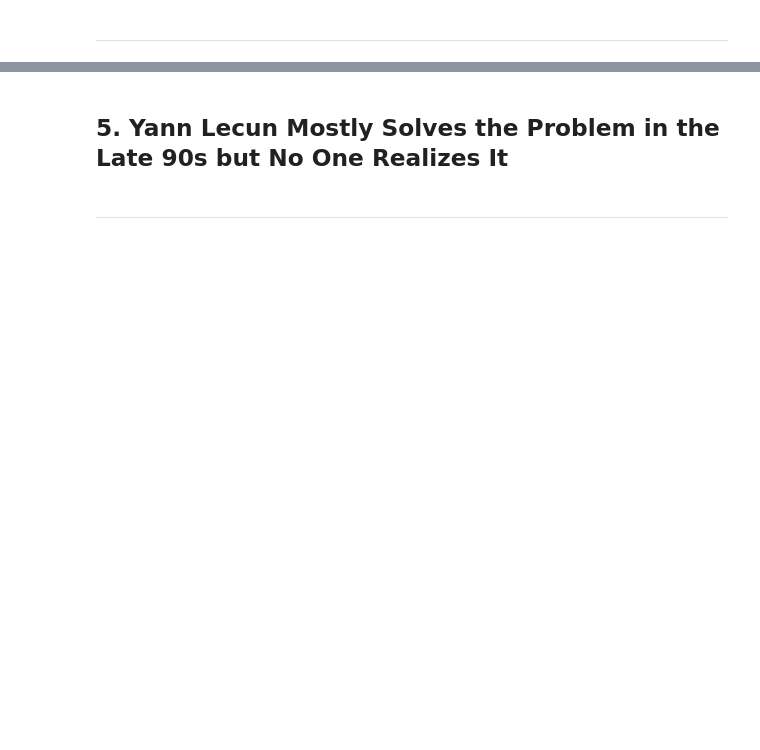
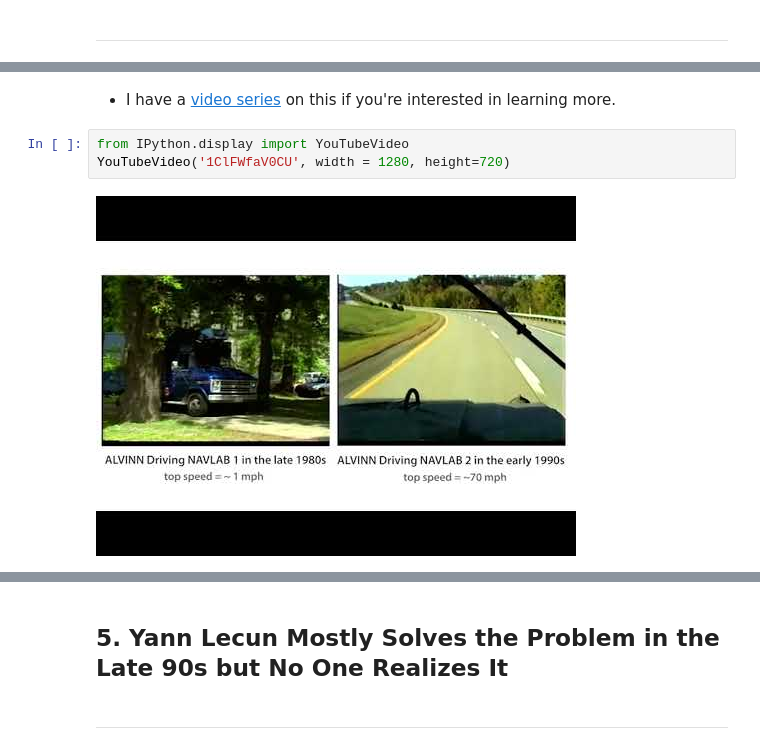
Before and after one commit to stephencwelch/dl-workshop, a Jupyter notebook: history_of_neural_networks/A Brief History of Neural Networks.ipynb, the cells around one changed output, grey strips where cells are left out. Cells and saved outputs as stored; diff of their text form; blank space fills up the shorter version.

```diff
--- a/history_of_neural_networks/A Brief History of Neural Networks.ipynb
+++ b/history_of_neural_networks/A Brief History of Neural Networks.ipynb
@@ -665,3 +660,10 @@ for i in range(iterations):
+# %% [markdown]
+- I have a [video series](https://www.youtube.com/watch?v=cExJbbwOfcw) on this if you're interested in learning more.
+# %%
+from IPython.display import YouTubeVideo
+YouTubeVideo('1ClFWfaV0CU', width = 1280, height=720)
+# %% [output]
+[figure, added]
 # %% [markdown]
 ![](../graphics/spacer_small.png)
 # %% [markdown]
```
Also changed, not shown: parts of 10 cells of this notebook, 1 other file.
